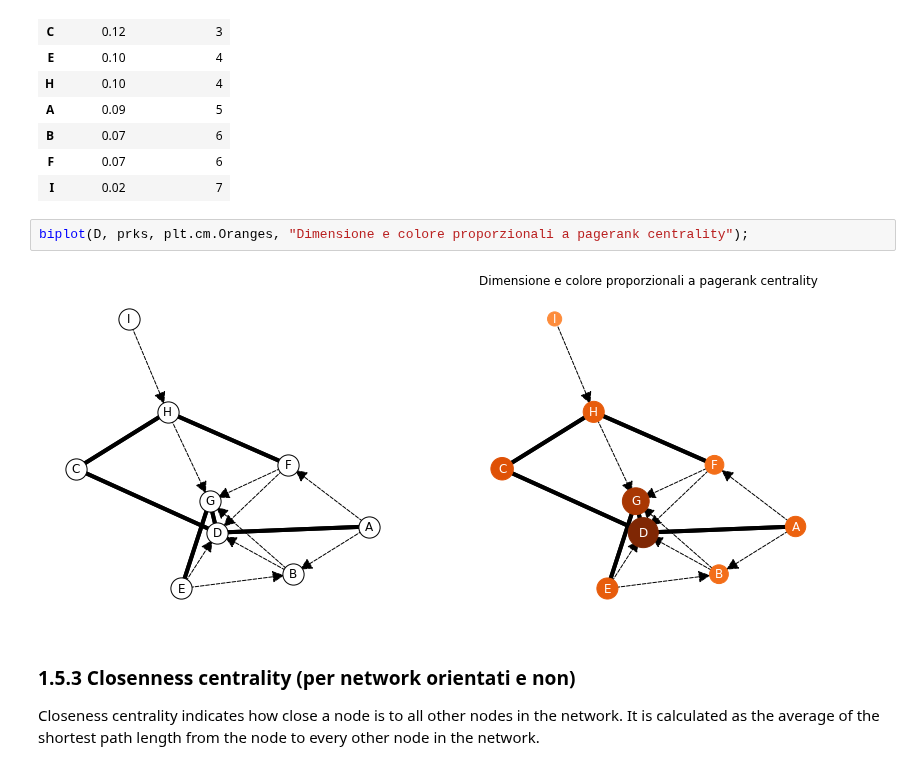
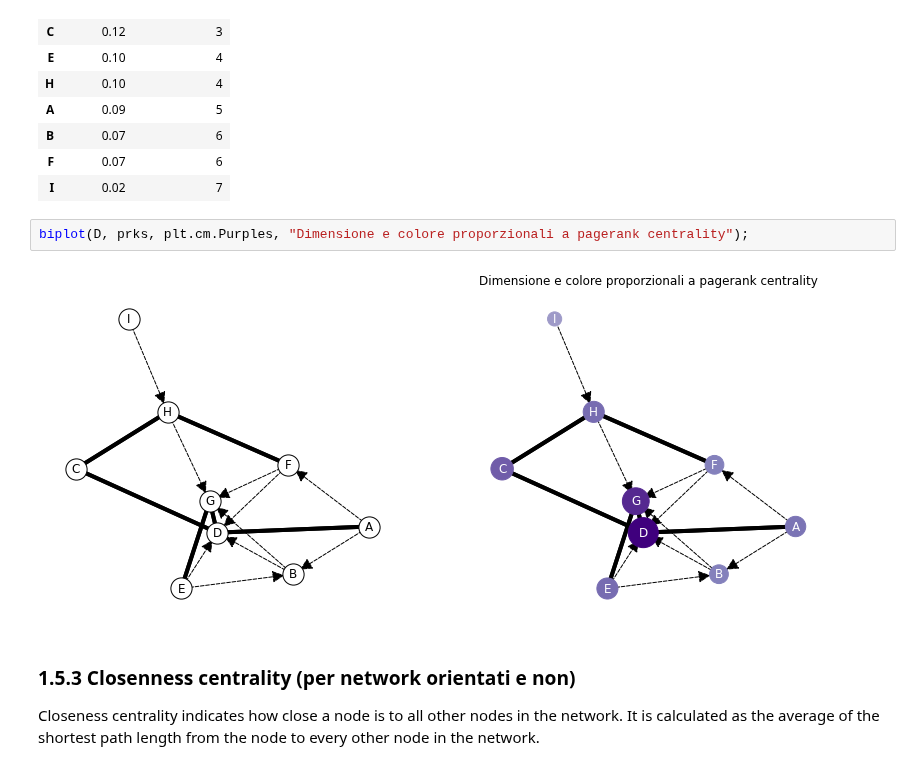
Before and after one commit to alkaest2002/ABGrid, a Jupyter notebook: materials/course 101/esercitazione.ipynb, the cells around one changed output. Drawn from its saved outputs; the diff is of its cells as text.

```diff
--- a/materials/course 101/esercitazione.ipynb
+++ b/materials/course 101/esercitazione.ipynb
@@ -380,9 +380,9 @@ prk_df.sort_values(by="pagerank", ascending=False)
 | F | 0.07 | 6 |
 | I | 0.02 | 7 |
 # %%
-biplot(D, prks, plt.cm.Oranges, "Dimensione e colore proporzionali a pagerank centrality");
+biplot(D, prks, plt.cm.Purples, "Dimensione e colore proporzionali a pagerank centrality");
 # %% [output]
-[figure, old version]
+[figure, new version]
 # %% [markdown]
 ### 1.5.3 Closenness centrality (per network orientati e non)
 
```
Also changed, not shown: parts of 6 cells of this notebook.
